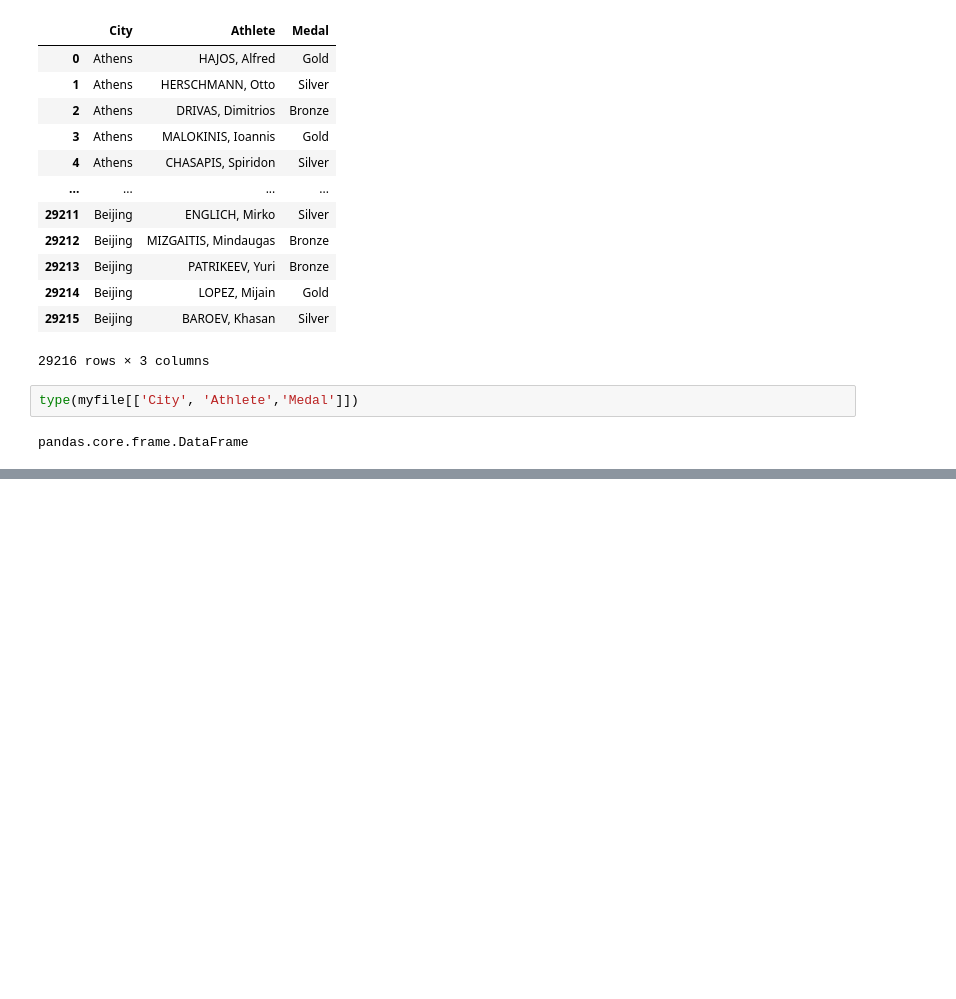
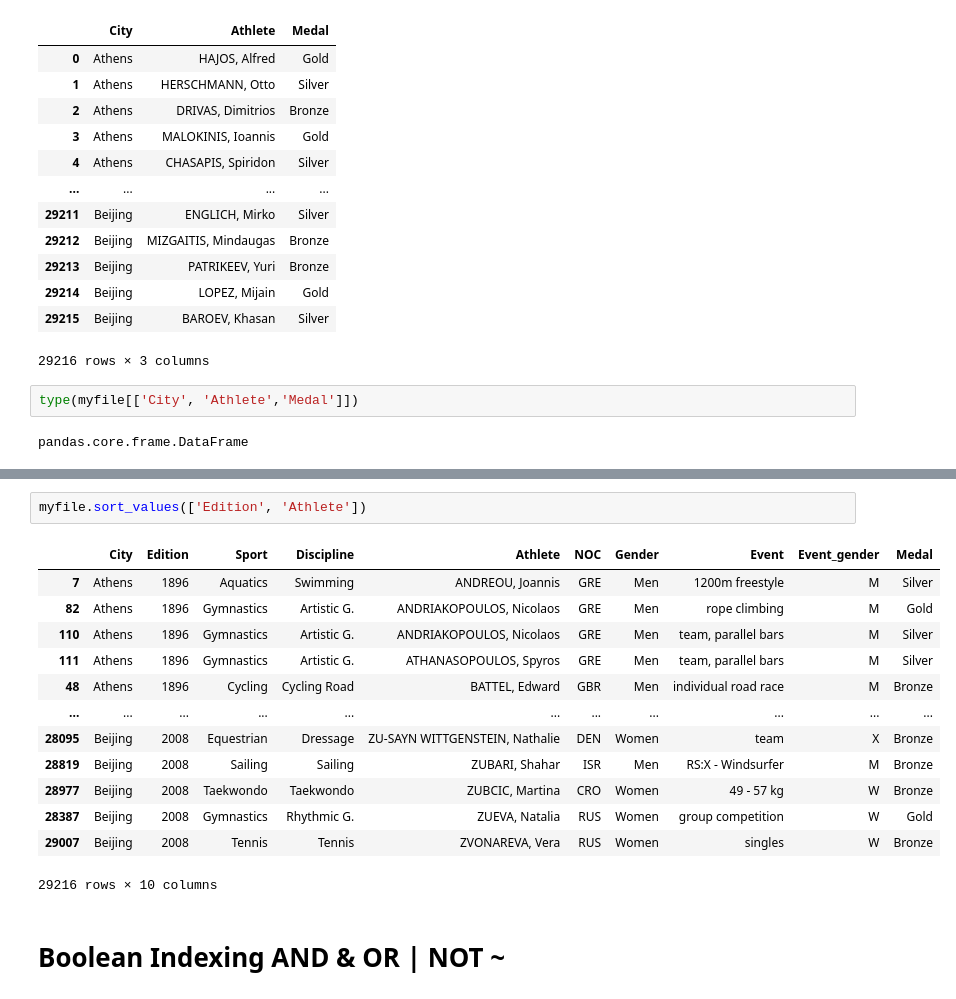
Before and after one commit to dariushazimi/notebooks, a Jupyter notebook: PandasTraining.ipynb, the cells around one changed output, grey strips where cells are left out. Cells and saved outputs as stored; diff of their text form; blank space fills up the shorter version.

```diff
--- a/PandasTraining.ipynb
+++ b/PandasTraining.ipynb
@@ -94,0 +150,18 @@ myfile
+# %%
+myfile.sort_values(['Edition', 'Athlete'])
+# %% [output]
+|  | City | Edition | Sport | Discipline | Athlete | NOC | Gender | Event | Event_gender | Medal |
+| 7 | Athens | 1896 | Aquatics | Swimming | ANDREOU, Joannis | GRE | Men | 1200m freestyle | M | Silver |
+| 82 | Athens | 1896 | Gymnastics | Artistic G. | ANDRIAKOPOULOS, Nicolaos | GRE | Men | rope climbing | M | Gold |
+| 110 | Athens | 1896 | Gymnastics | Artistic G. | ANDRIAKOPOULOS, Nicolaos | GRE | Men | team, parallel bars | M | Silver |
+| 111 | Athens | 1896 | Gymnastics | Artistic G. | ATHANASOPOULOS, Spyros | GRE | Men | team, parallel bars | M | Silver |
+| 48 | Athens | 1896 | Cycling | Cycling Road | BATTEL, Edward | GBR | Men | individual road race | M | Bronze |
+| ... | ... | ... | ... | ... | ... | ... | ... | ... | ... | ... |
+| 28095 | Beijing | 2008 | Equestrian | Dressage | ZU-SAYN WITTGENSTEIN, Nathalie | DEN | Women | team | X | Bronze |
+| 28819 | Beijing | 2008 | Sailing | Sailing | ZUBARI, Shahar | ISR | Men | RS:X - Windsurfer | M | Bronze |
+| 28977 | Beijing | 2008 | Taekwondo | Taekwondo | ZUBCIC, Martina | CRO | Women | 49 - 57 kg | W | Bronze |
+| 28387 | Beijing | 2008 | Gymnastics | Rhythmic G. | ZUEVA, Natalia | RUS | Women | group competition | W | Gold |
+| 29007 | Beijing | 2008 | Tennis | Tennis | ZVONAREVA, Vera | RUS | Women | singles | W | Bronze |
+29216 rows × 10 columns
+# %% [markdown]
+# Boolean Indexing AND &  OR  |   NOT ~
```
Also changed, not shown: parts of 38 cells of this notebook.
